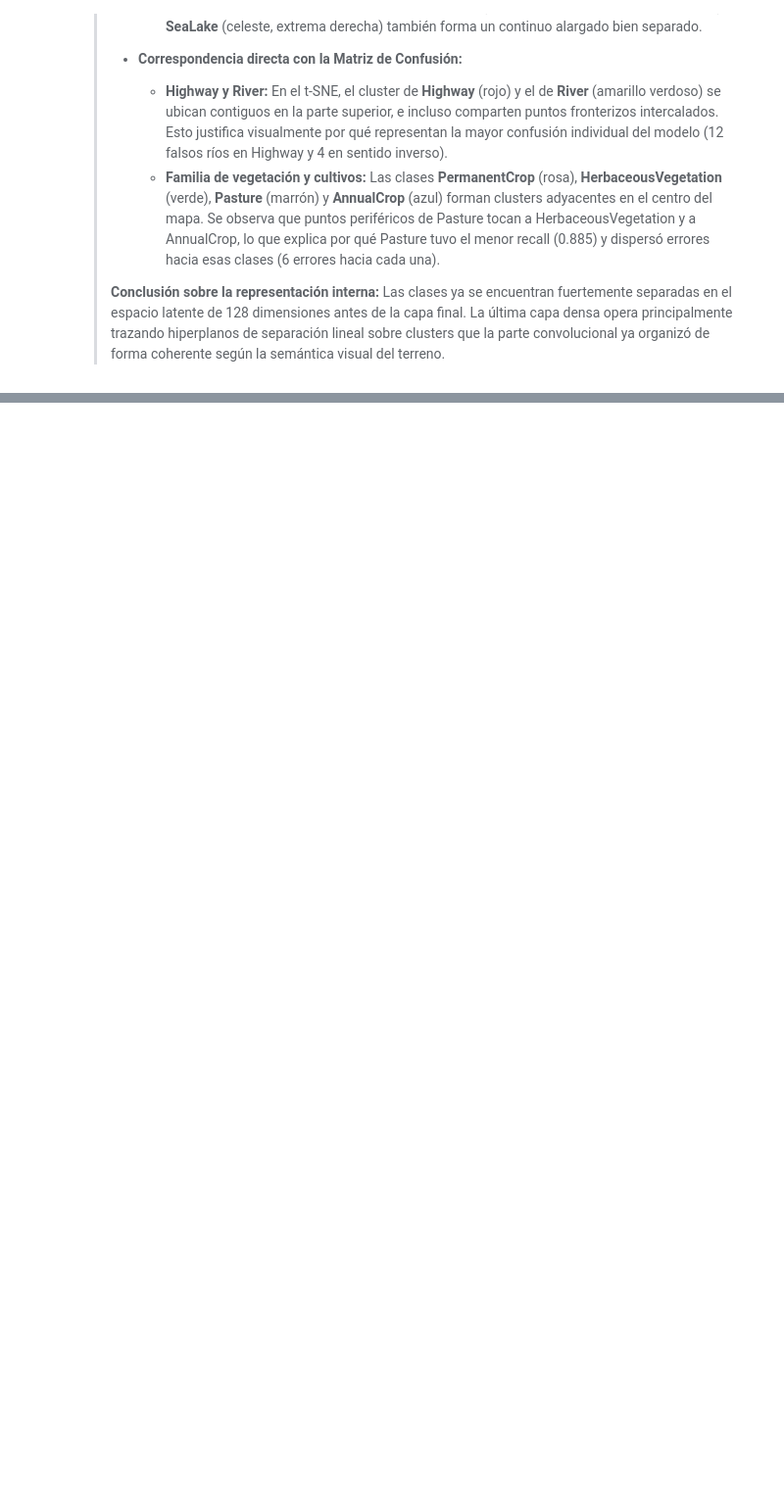
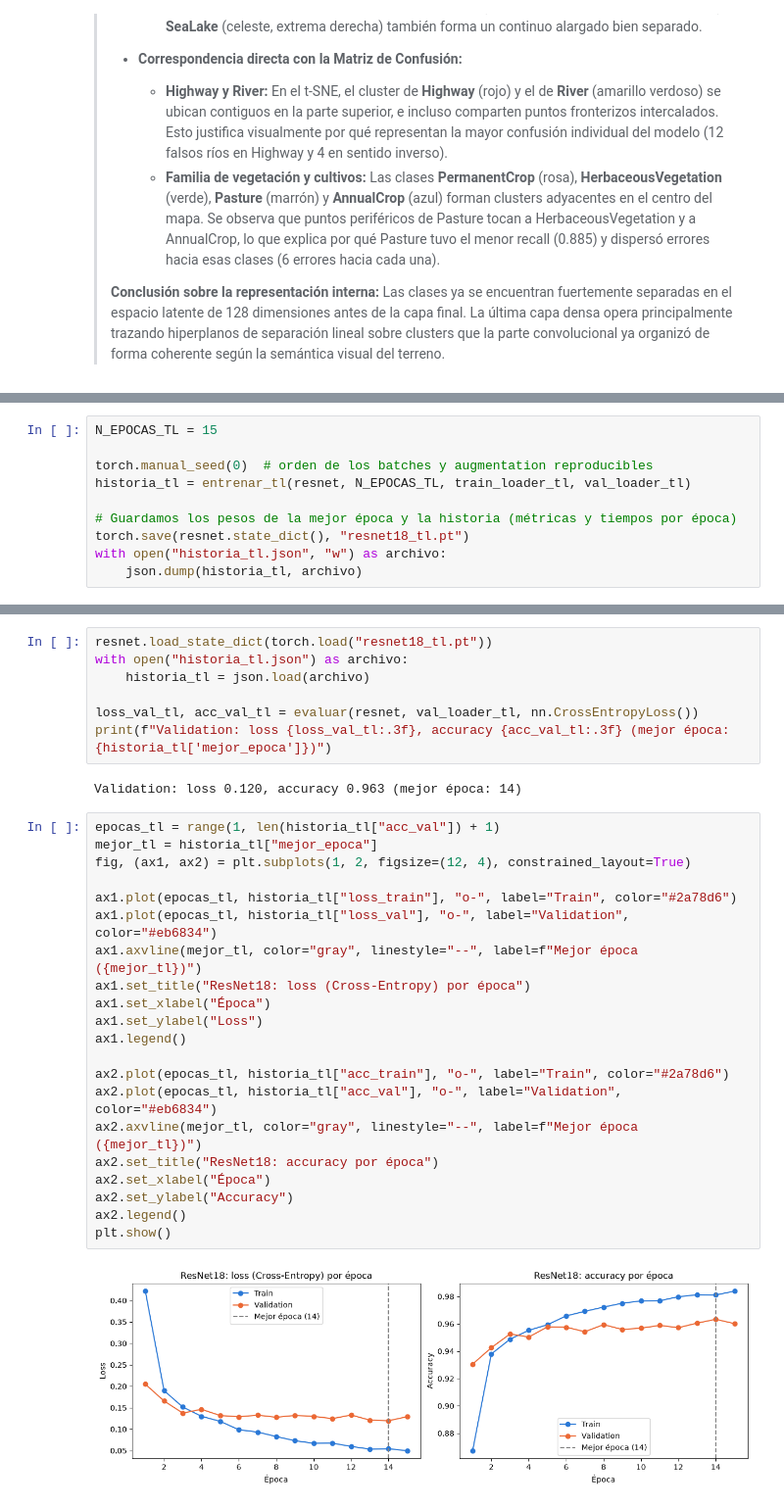
Before and after one commit to manuelferrario/tp3-redes-neuronales-EuroSAT, a Jupyter notebook: tp3.ipynb, the cells around one changed output, grey strips where cells are left out. Shown at 98% size. Cells and saved outputs as stored; diff of their text form; blank space fills up the shorter version.

```diff
--- a/tp3.ipynb
+++ b/tp3.ipynb
@@ -971,0 +1089,10 @@ Varianza explicada con 50 componentes: 0.986
+# %%
+N_EPOCAS_TL = 15
+
+torch.manual_seed(0)  # orden de los batches y augmentation reproducibles
+historia_tl = entrenar_tl(resnet, N_EPOCAS_TL, train_loader_tl, val_loader_tl)
+
+# Guardamos los pesos de la mejor época y la historia (métricas y tiempos por época)
+torch.save(resnet.state_dict(), "resnet18_tl.pt")
+with open("historia_tl.json", "w") as archivo:
+    json.dump(historia_tl, archivo)
@@ -971,0 +1119,32 @@ Varianza explicada con 50 componentes: 0.986
+# %%
+resnet.load_state_dict(torch.load("resnet18_tl.pt"))
+with open("historia_tl.json") as archivo:
+    historia_tl = json.load(archivo)
+
+loss_val_tl, acc_val_tl = evaluar(resnet, val_loader_tl, nn.CrossEntropyLoss())
+print(f"Validation: loss {loss_val_tl:.3f}, accuracy {acc_val_tl:.3f} (mejor época: {historia_tl['mejor_epoca']})")
+# %% [output]
+Validation: loss 0.120, accuracy 0.963 (mejor época: 14)
+# %%
+epocas_tl = range(1, len(historia_tl["acc_val"]) + 1)
+mejor_tl = historia_tl["mejor_epoca"]
+fig, (ax1, ax2) = plt.subplots(1, 2, figsize=(12, 4), constrained_layout=True)
+
+ax1.plot(epocas_tl, historia_tl["loss_train"], "o-", label="Train", color="#2a78d6")
+ax1.plot(epocas_tl, historia_tl["loss_val"], "o-", label="Validation", color="#eb6834")
+ax1.axvline(mejor_tl, color="gray", linestyle="--", label=f"Mejor época ({mejor_tl})")
+ax1.set_title("ResNet18: loss (Cross-Entropy) por época")
+ax1.set_xlabel("Época")
+ax1.set_ylabel("Loss")
+ax1.legend()
+
+ax2.plot(epocas_tl, historia_tl["acc_train"], "o-", label="Train", color="#2a78d6")
+ax2.plot(epocas_tl, historia_tl["acc_val"], "o-", label="Validation", color="#eb6834")
+ax2.axvline(mejor_tl, color="gray", linestyle="--", label=f"Mejor época ({mejor_tl})")
+ax2.set_title("ResNet18: accuracy por época")
+ax2.set_xlabel("Época")
+ax2.set_ylabel("Accuracy")
+ax2.legend()
+plt.show()
+# %% [output]
+[figure, added]
```
Also changed, not shown: parts of 29 cells of this notebook.
